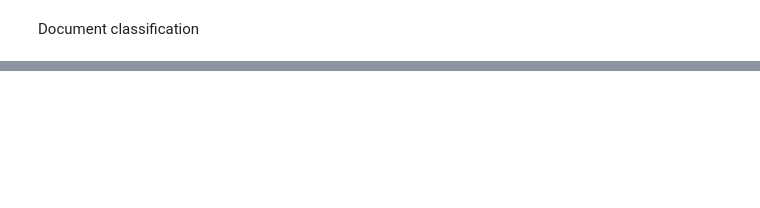
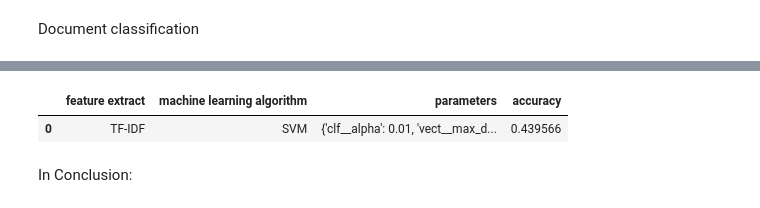
Before and after one commit to RonShmul/DocumentClassification-1, a Jupyter notebook: assignment2.ipynb, the cells around one changed output, grey strips where cells are left out. Saved outputs shown, nothing was run; the diff lists cells and outputs as text; code cells hidden in the pictures; blank space fills up the shorter version.

```diff
--- a/assignment2.ipynb
+++ b/assignment2.ipynb
@@ -174,0 +252,12 @@ pd.DataFrame(results, columns=['feature extract', 'machine learning algorithm',
+# %%
+res = []
+parameters = {'vect__max_df': (0.3, 0.4, 0.5, 0.6, 0.7, 0.8, 1.0), 'clf__alpha': (0.001, 0.01, 0.1, 1.0)}
+ans = classify(parameters, TfidfVectorizer(sublinear_tf=True, stop_words='english'), SGDClassifier())
+res.append(['TF-IDF', 'SVM', ans[1], ans[0]])
+# %%
+pd.DataFrame(res, columns=['feature extract', 'machine learning algorithm', 'parameters', 'accuracy'])
+# %% [output]
+|  | feature extract | machine learning algorithm | parameters | accuracy |
+| 0 | TF-IDF | SVM | {'clf__alpha': 0.01, 'vect__max_d... | 0.439566 |
+# %% [markdown]
+In Conclusion:
```
Also changed, not shown: parts of 13 cells of this notebook.
